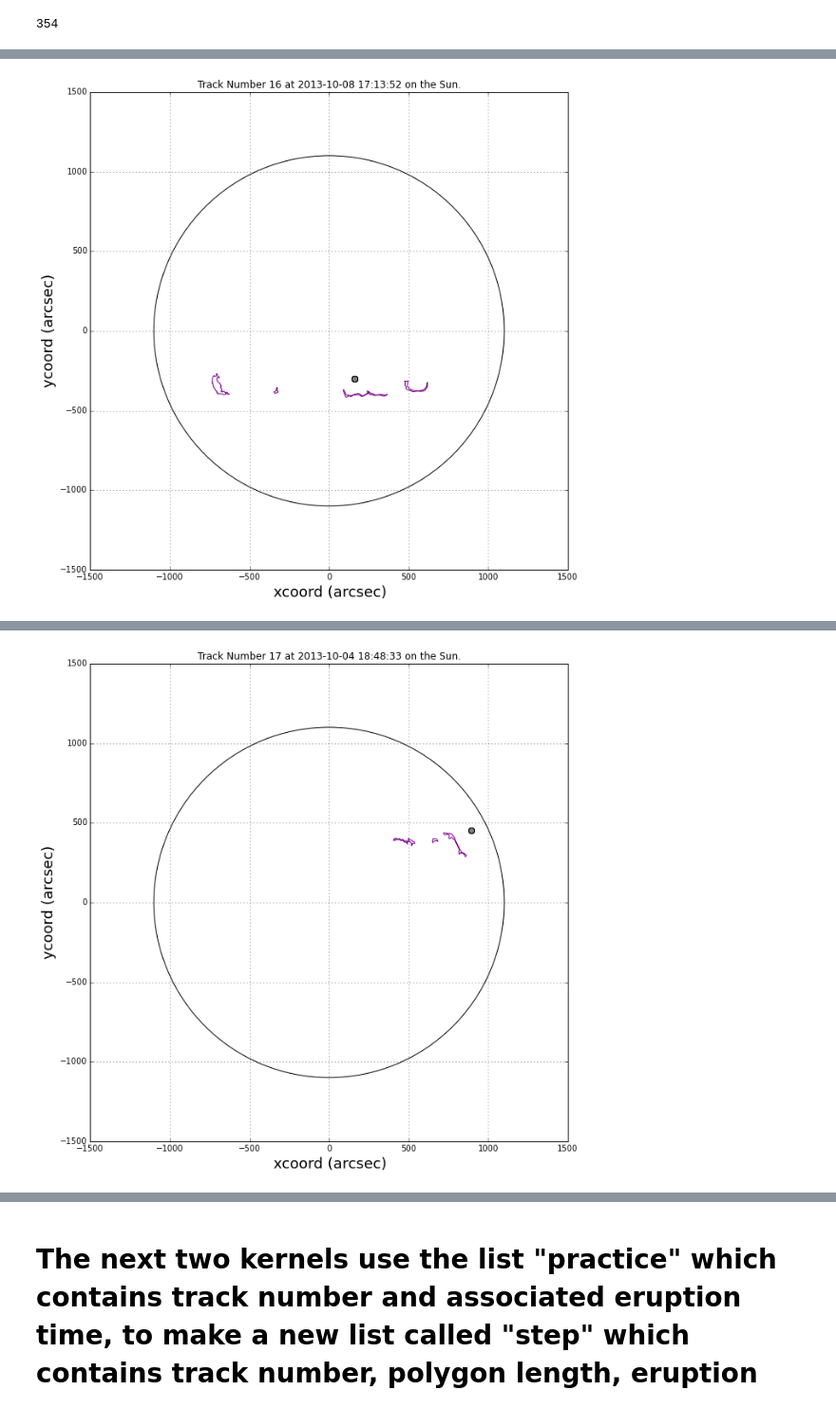
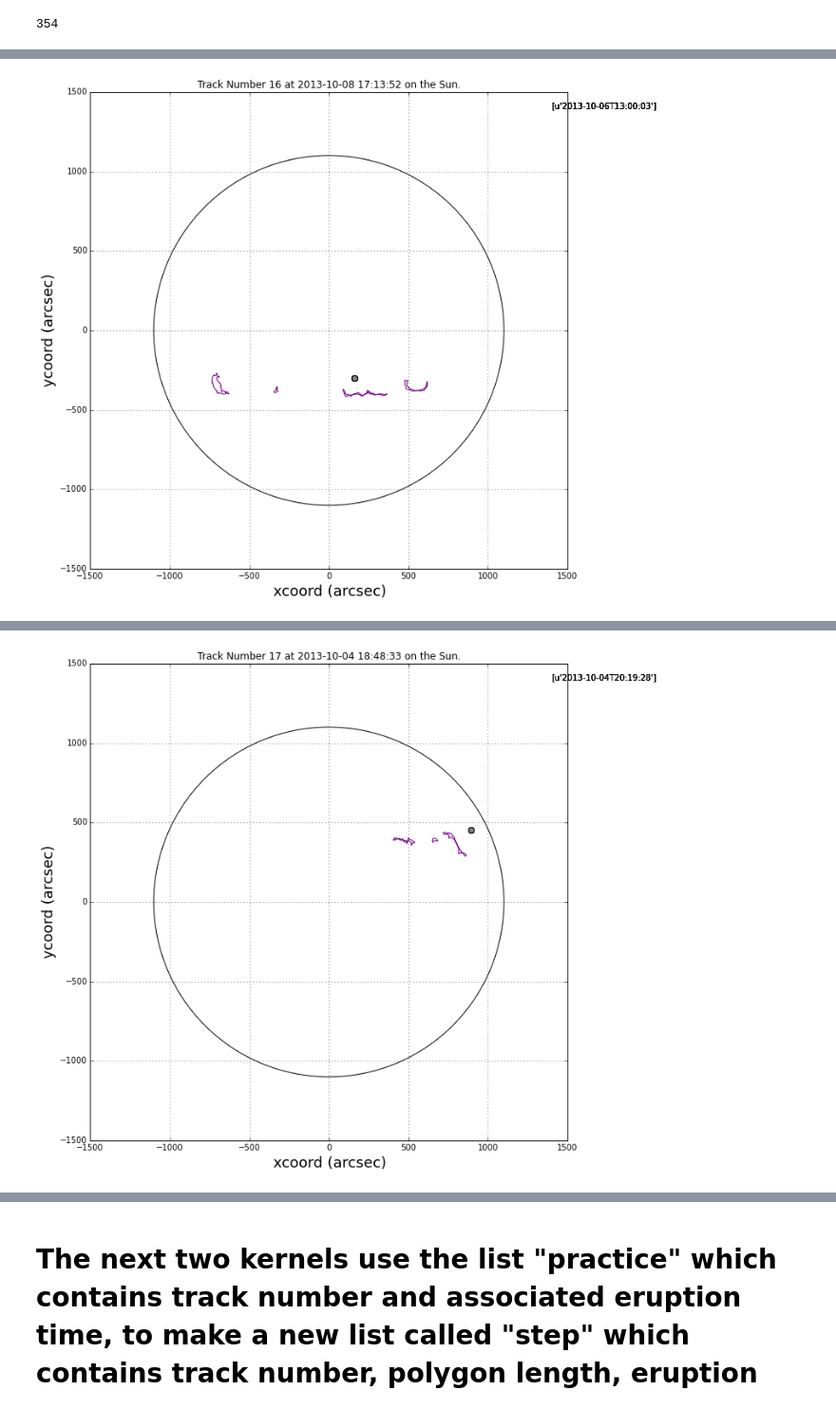
Before and after one commit to Nschanche/Filament_tracking, a Jupyter notebook: ER_Oct_2013.ipynb, the cells around one changed output, grey strips where cells are left out. Shown at 95% size. Cells and saved outputs as stored; diff of their text form; code cells hidden in the pictures.

```diff
--- a/ER_Oct_2013.ipynb
+++ b/ER_Oct_2013.ipynb
@@ -421,6 +421,11 @@ for item in tot:
         filtered4=[eruptions[k] for k in verup]
         longitude = [elem["hpc_x"]for elem in filtered4]
         latitude = [elem["hpc_y"] for elem in filtered4]
+        erup_t = [elem["event_starttime"] for elem in filtered4]
+        for thing2 in erup_t:
+            tim = (parse_time(thing2))
+            print tim
+        plt.text(1400,1400,str(erup_t))
         fig=plt.scatter(longitude,latitude, c = 'grey',s=50)
         scale2=m.to_rgba(good_tracks['Track No.'][j])
         plot_polygon=plt.Polygon(loads(good_tracks['HPC_BB_Poly'][j]).exterior,color=scale2,linewidth=1,fill=None)
@@ -431 +441 @@ for item in tot:
-[figure, old version]
+[figure, new version]
@@ -432 +445 @@ for item in tot:
-[figure, old version]
+[figure, new version]
```
Also changed, not shown: parts of 5 cells of this notebook, 2 other files.
